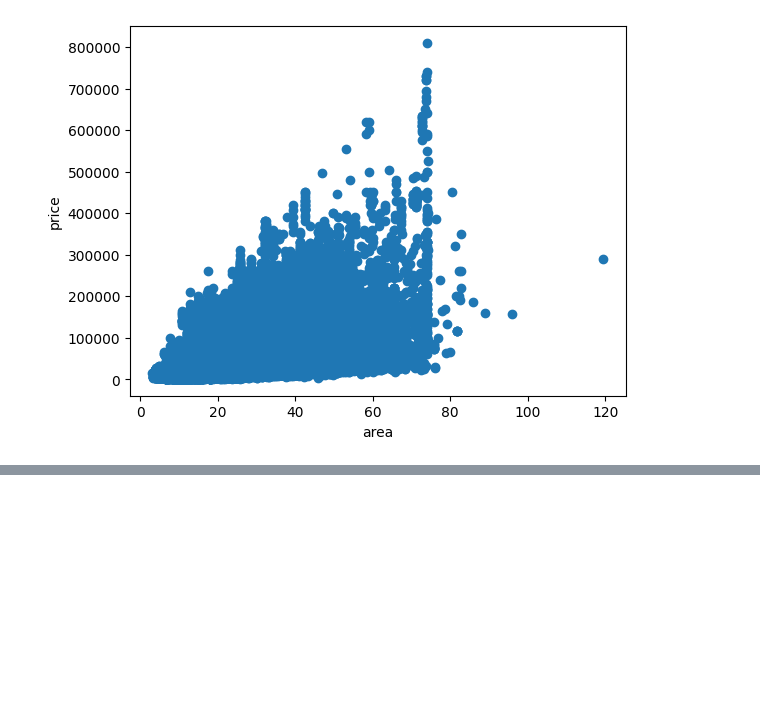
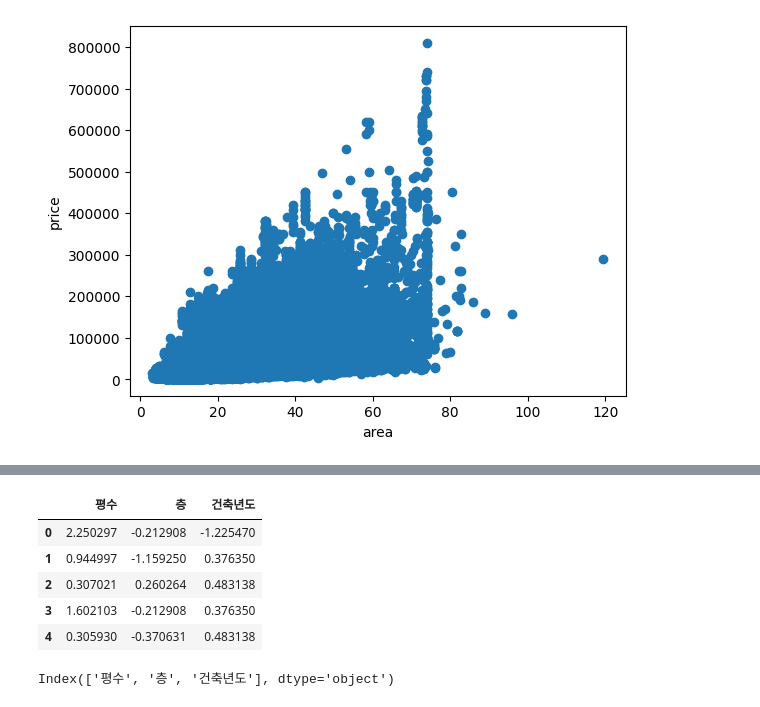
Before and after one commit to Chocoding1/Machine-Learning-Deep-Learning, a Jupyter notebook: AI_final.ipynb, the cells around one changed output, grey strips where cells are left out. Cells and saved outputs as stored; diff of their text form; code cells hidden in the pictures; blank space fills up the shorter version.

```diff
--- a/AI_final.ipynb
+++ b/AI_final.ipynb
@@ -96,0 +136,16 @@ plt.show()
+# %%
+# 표준화된 넘파이 배열들로 데이터프레임 만들기
+df_scaled = pd.DataFrame(data=X_scaled, columns=X.columns)
+
+df_scaled.head()
+# %% [output]
+|  | 평수 | 층 | 건축년도 |
+| 0 | 2.250297 | -0.212908 | -1.225470 |
+| 1 | 0.944997 | -1.159250 | 0.376350 |
+| 2 | 0.307021 | 0.260264 | 0.483138 |
+| 3 | 1.602103 | -0.212908 | 0.376350 |
+| 4 | 0.305930 | -0.370631 | 0.483138 |
+# %%
+print(df_scaled.columns)
+# %% [output]
+Index(['평수', '층', '건축년도'], dtype='object')
```
Also changed, not shown: parts of 10 cells of this notebook.
